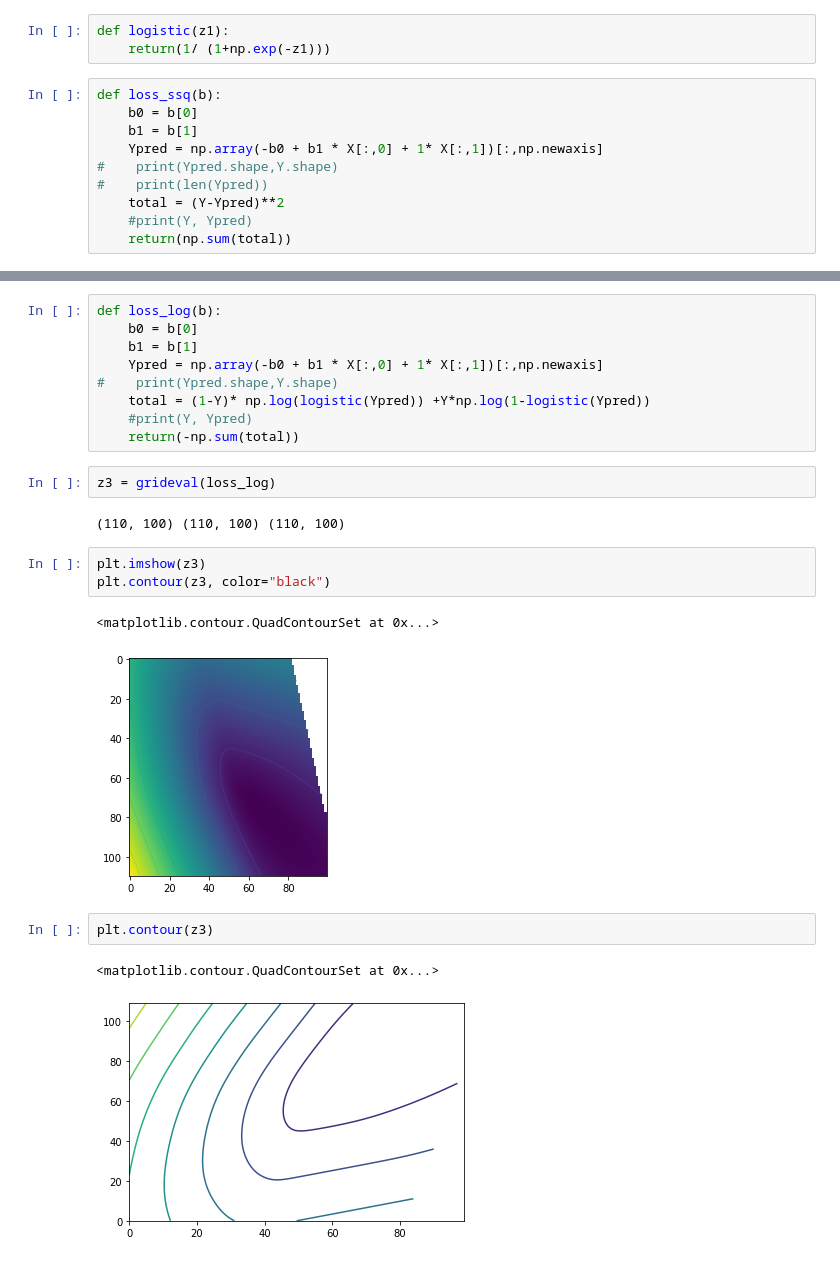
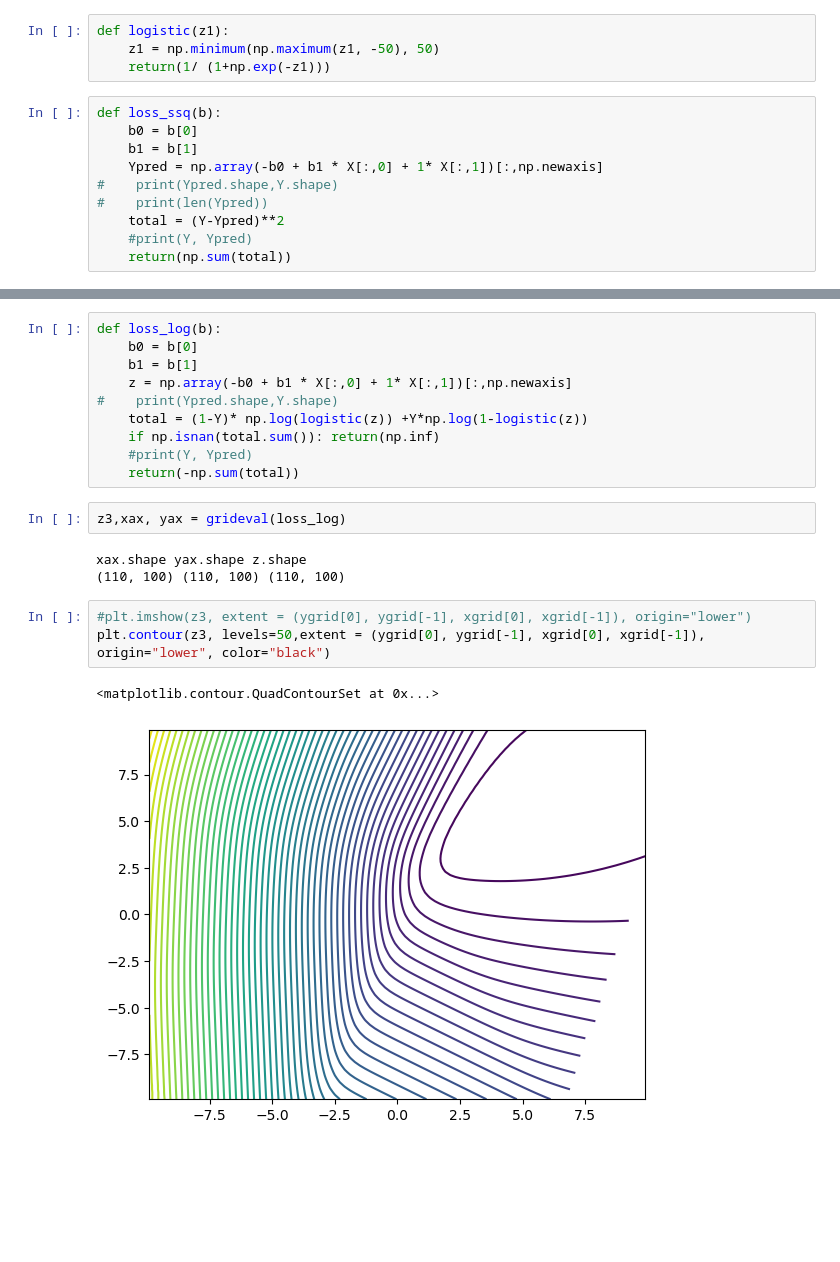
Before and after one commit to wltrimbl/uchicago-data221, a Jupyter notebook: notebooks/11-discrim.ipynb, the cells around one changed output, grey strips where cells are left out. Cells and saved outputs as stored; diff of their text form; blank space fills up the shorter version.

```diff
--- a/notebooks/11-discrim.ipynb
+++ b/notebooks/11-discrim.ipynb
@@ -110,6 +100,7 @@ CS = plt.contour(xax, yax, z, levels=6)
 loss_acc([-2, -3]), loss_acc([-2, 1])
 # %%
 def logistic(z1):
+    z1 = np.minimum(np.maximum(z1, -50), 50)
     return(1/ (1+np.exp(-z1)))
 # %%
 def loss_ssq(b):
@@ -140,26 +130,23 @@ plt.contour(z2)
 def loss_log(b):
     b0 = b[0]
     b1 = b[1]
-    Ypred = np.array(-b0 + b1 * X[:,0] + 1* X[:,1])[:,np.newaxis]
+    z = np.array(-b0 + b1 * X[:,0] + 1* X[:,1])[:,np.newaxis]
 #    print(Ypred.shape,Y.shape)
-    total = (1-Y)* np.log(logistic(Ypred)) +Y*np.log(1-logistic(Ypred))
+    total = (1-Y)* np.log(logistic(z)) +Y*np.log(1-logistic(z))
+    if np.isnan(total.sum()): return(np.inf)
     #print(Y, Ypred)
     return(-np.sum(total))
 # %%
-z3 = grideval(loss_log)
+z3,xax, yax = grideval(loss_log)
 # %% [output]
+xax.shape yax.shape z.shape
 (110, 100) (110, 100) (110, 100)
-# %%
-plt.imshow(z3)
-plt.contour(z3, color="black")
-# %% [output]
-<matplotlib.contour.QuadContourSet at 0x...>
-[figure, removed]
-# %%
-plt.contour(z3)
-# %% [output]
-<matplotlib.contour.QuadContourSet at 0x...>
-[figure, removed]
+# %%
+#plt.imshow(z3, extent = (ygrid[0], ygrid[-1], xgrid[0], xgrid[-1]), origin="lower")
+plt.contour(z3, levels=50,extent = (ygrid[0], ygrid[-1], xgrid[0], xgrid[-1]), origin="lower", color="black")
+# %% [output]
+<matplotlib.contour.QuadContourSet at 0x...>
+[figure, added]
 # %%
 
 xfine= np.linspace(xgrid[0], xgrid[-1], 20)
```
Also changed, not shown: parts of 31 cells of this notebook, 2 other files.
